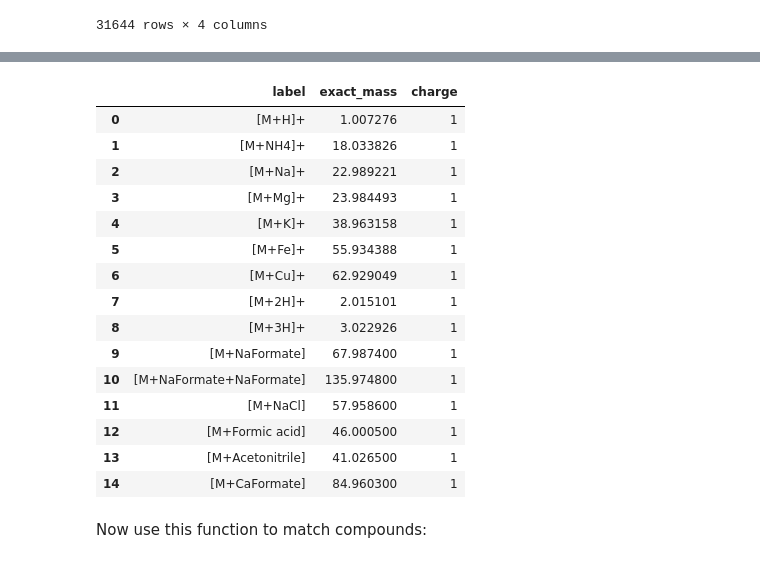
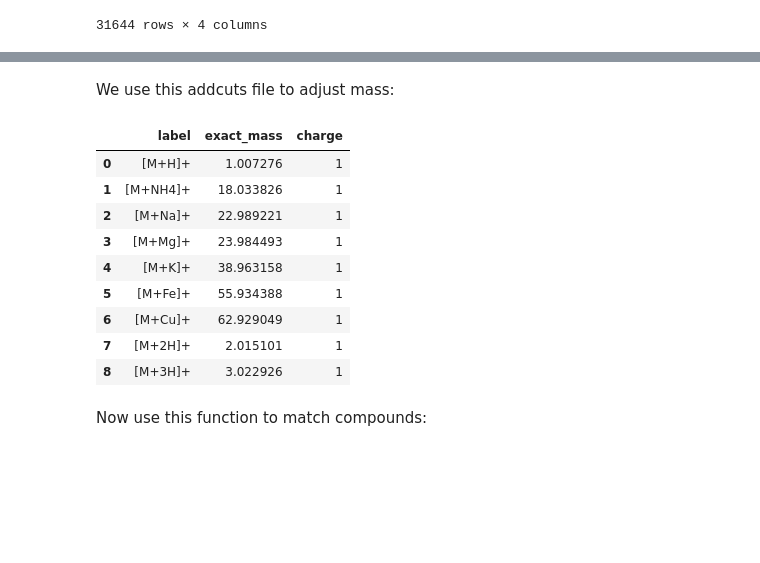
Before and after one commit to wanchanglin/lamp, a Jupyter notebook: examples/lamp_quick_start.ipynb, the cells around one changed output, grey strips where cells are left out. Cells and saved outputs as stored; diff of their text form; code cells hidden in the pictures; blank space fills up the shorter version.

```diff
--- a/examples/lamp_quick_start.ipynb
+++ b/examples/lamp_quick_start.ipynb
@@ -149,27 +178,23 @@ lib_df
+# %% [markdown]
+We use this addcuts file to adjust mass:
 # %%
 ion_mode = "pos"
 # if empty, use default adducts library
-add_path = ""
+add_path = "./data/adducts_short.tsv"
 
 lib_add = anno.read_lib(add_path, ion_mode)
 lib_add
 # %% [output]
 |  | label | exact_mass | charge |
 | 0 | [M+H]+ | 1.007276 | 1 |
 | 1 | [M+NH4]+ | 18.033826 | 1 |
 | 2 | [M+Na]+ | 22.989221 | 1 |
 | 3 | [M+Mg]+ | 23.984493 | 1 |
 | 4 | [M+K]+ | 38.963158 | 1 |
 | 5 | [M+Fe]+ | 55.934388 | 1 |
 | 6 | [M+Cu]+ | 62.929049 | 1 |
 | 7 | [M+2H]+ | 2.015101 | 1 |
 | 8 | [M+3H]+ | 3.022926 | 1 |
-| 9 | [M+NaFormate] | 67.987400 | 1 |
-| 10 | [M+NaFormate+NaFormate] | 135.974800 | 1 |
-| 11 | [M+NaCl] | 57.958600 | 1 |
-| 12 | [M+Formic acid] | 46.000500 | 1 |
-| 13 | [M+Acetonitrile] | 41.026500 | 1 |
-| 14 | [M+CaFormate] | 84.960300 | 1 |
 # %% [markdown]
 Now use this function to match compounds:
 # %%
```
Also changed, not shown: parts of 24 cells of this notebook, 7 other files.
